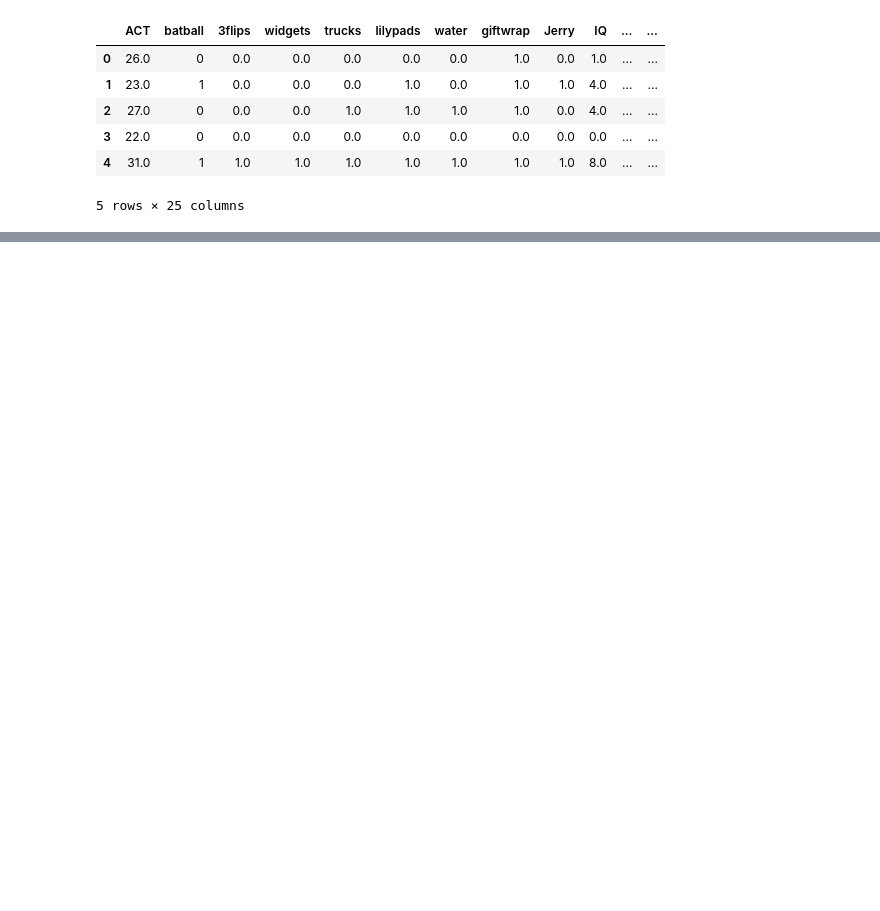
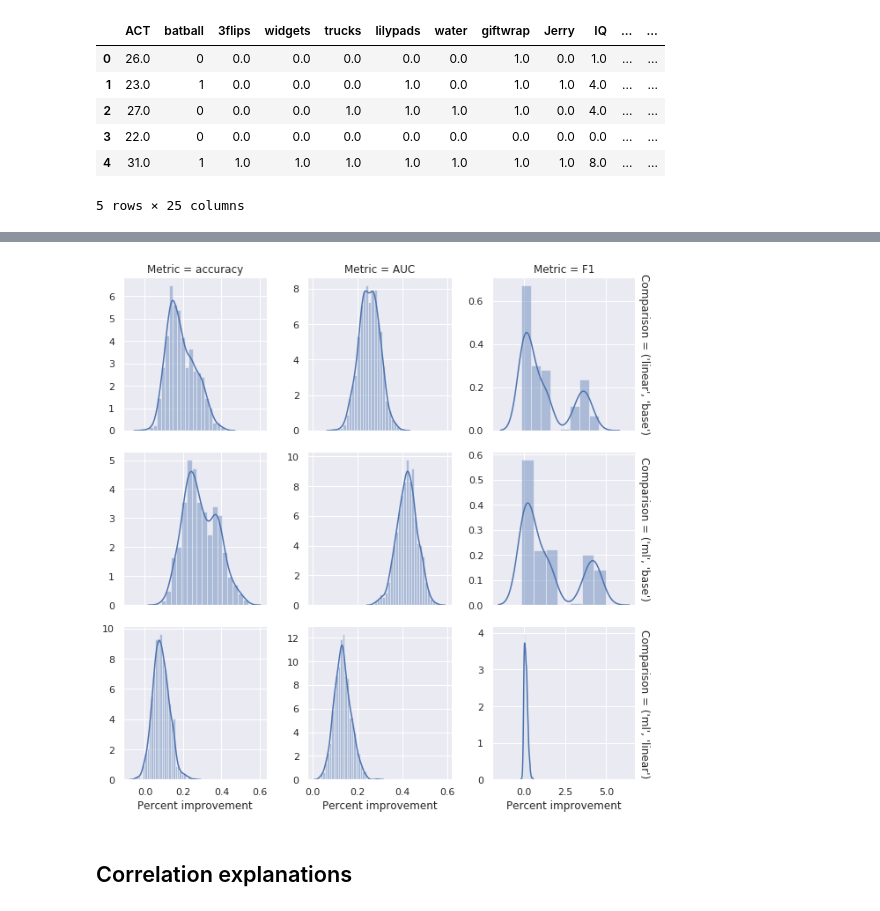
Before and after one commit to dsbowen/beyond-linear-models, a Jupyter notebook: analysis.ipynb, the cells around one changed output, grey strips where cells are left out. Cells and saved outputs as stored; diff of their text form; code cells hidden in the pictures; blank space fills up the shorter version.

```diff
--- a/analysis.ipynb
+++ b/analysis.ipynb
@@ -9,8 +32,8 @@ import numpy as np
 import seaborn as sns
 from sklearn.cluster import FeatureAgglomeration
 from sklearn.ensemble import ExtraTreesClassifier
-from sklearn.linear_model import LogisticRegression, SGDClassifier
-from sklearn.metrics import accuracy_score
+from sklearn.linear_model import LogisticRegression as LogisticRegressionBase, SGDClassifier
+from sklearn.metrics import accuracy_score, f1_score, roc_auc_score, roc_curve
 from sklearn.model_selection import KFold
 from sklearn.neural_network import MLPClassifier
 from sklearn.pipeline import make_pipeline, make_union
@@ -20,9 +43,12 @@ from tpot.builtins import StackingEstimator
 import os
 import random
 from copy import copy
+from datetime import datetime
 from functools import partial
 
 random.seed(0)
 np.random.seed(0)
 
+sns.set(color_codes=True)
+
 PLOTS_DIR = 'plots'
@@ -311,0 +313,21 @@ Sum of G-SHAP values for CRT items: 0.0982
+# %%
+data = {'Sample': [], 'Comparison': [], 'Metric': [], 'PctImprovement': []}
+for comp in COMPARISONS:
+    for metric in METRICS:
+        for i, pct_improve in enumerate(improvement[comp][metric]):
+            data['Sample'].append(i)
+            data['Comparison'].append(comp)
+            data['Metric'].append(metric)
+            data['PctImprovement'].append(pct_improve)
+
+improvement_df = pd.DataFrame(data)
+improvement_df.replace([np.inf, -np.inf], np.nan, inplace=True)
+improvement_df.dropna(inplace=True)
+g = sns.FacetGrid(improvement_df, row='Comparison', col='Metric', margin_titles=True, sharey=False, sharex='col')
+g.map(sns.distplot, 'PctImprovement').set_xlabels('Percent improvement')
+if PLOTS_DIR is not None:
+    plt.savefig(os.path.join(PLOTS_DIR, 'CRT_comparison.png'), bbox_inches='tight')
+# %% [output]
+[figure, added]
+# %% [markdown]
+## Correlation explanations
```
Also changed, not shown: parts of 49 cells of this notebook, 8 other files.
